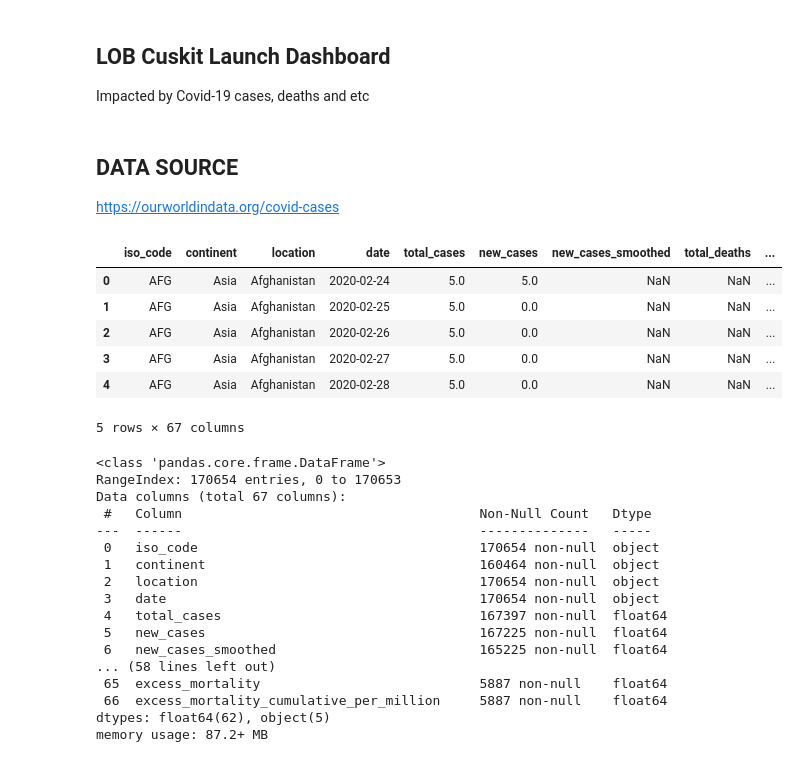
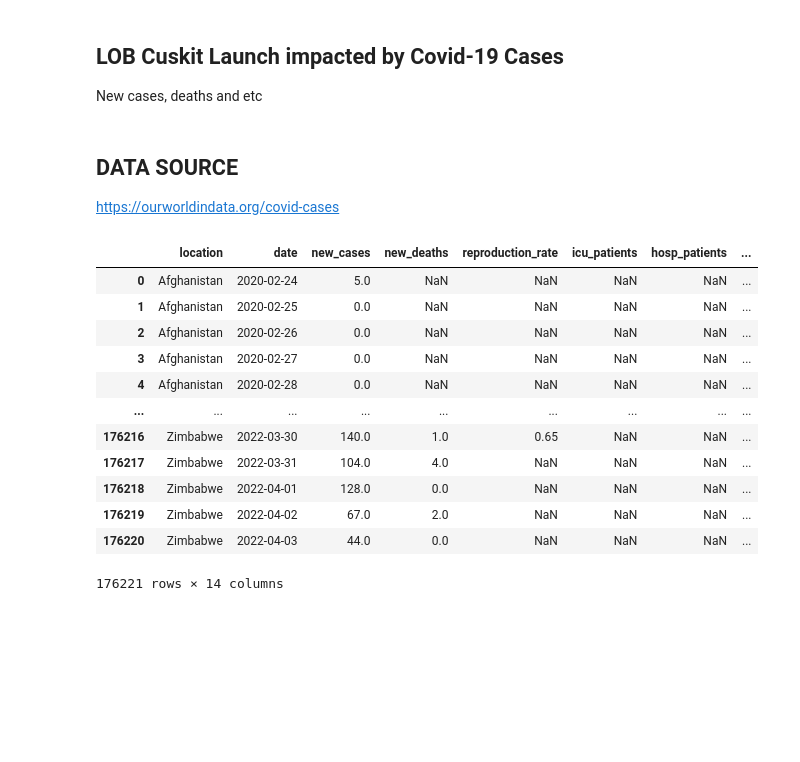
Before and after one commit to WooiLing94/WLCapstoneProject, a Jupyter notebook: CovidCases.ipynb, the cells around one changed output. Saved outputs shown, nothing was run; the diff lists cells and outputs as text; code cells hidden in the pictures; blank space fills up the shorter version.

```diff
--- a/CovidCases.ipynb
+++ b/CovidCases.ipynb
@@ -1,6 +1,6 @@
 # %% [markdown]
-## LOB Cuskit Launch Dashboard
-Impacted by Covid-19 cases, deaths and etc
+## LOB Cuskit Launch impacted by Covid-19 Cases
+New cases, deaths and etc
 # %% [markdown]
 ## DATA SOURCE
 https://ourworldindata.org/covid-cases
@@ -12,11 +13,0 @@ from matplotlib import pyplot as plt
-# %%
-df = pd.read_csv('data/owid-covid-data.csv')
-df.head()
-# %% [output]
-|  | iso_code | continent | location | date | total_cases | new_cases | new_cases_smoothed | total_deaths | ... |
-| 0 | AFG | Asia | Afghanistan | 2020-02-24 | 5.0 | 5.0 | NaN | NaN | ... |
-| 1 | AFG | Asia | Afghanistan | 2020-02-25 | 5.0 | 0.0 | NaN | NaN | ... |
-| 2 | AFG | Asia | Afghanistan | 2020-02-26 | 5.0 | 0.0 | NaN | NaN | ... |
-| 3 | AFG | Asia | Afghanistan | 2020-02-27 | 5.0 | 0.0 | NaN | NaN | ... |
-| 4 | AFG | Asia | Afghanistan | 2020-02-28 | 5.0 | 0.0 | NaN | NaN | ... |
-5 rows × 67 columns
@@ -23,20 +20,16 @@ df.head()
 # %%
-df.info()
+df
 # %% [output]
+|  | location | date | new_cases | new_deaths | reproduction_rate | icu_patients | hosp_patients | ... |
+| 0 | Afghanistan | 2020-02-24 | 5.0 | NaN | NaN | NaN | NaN | ... |
+| 1 | Afghanistan | 2020-02-25 | 0.0 | NaN | NaN | NaN | NaN | ... |
+| 2 | Afghanistan | 2020-02-26 | 0.0 | NaN | NaN | NaN | NaN | ... |
+| 3 | Afghanistan | 2020-02-27 | 0.0 | NaN | NaN | NaN | NaN | ... |
+| 4 | Afghanistan | 2020-02-28 | 0.0 | NaN | NaN | NaN | NaN | ... |
+| ... | ... | ... | ... | ... | ... | ... | ... | ... |
+| 176216 | Zimbabwe | 2022-03-30 | 140.0 | 1.0 | 0.65 | NaN | NaN | ... |
+| 176217 | Zimbabwe | 2022-03-31 | 104.0 | 4.0 | NaN | NaN | NaN | ... |
+| 176218 | Zimbabwe | 2022-04-01 | 128.0 | 0.0 | NaN | NaN | NaN | ... |
+| 176219 | Zimbabwe | 2022-04-02 | 67.0 | 2.0 | NaN | NaN | NaN | ... |
+| 176220 | Zimbabwe | 2022-04-03 | 44.0 | 0.0 | NaN | NaN | NaN | ... |
-<class 'pandas.core.frame.DataFrame'>
-RangeIndex: 170654 entries, 0 to 170653
-Data columns (total 67 columns):
- #   Column                                      Non-Null Count   Dtype
----  ------                                      --------------   -----
- 0   iso_code                                    170654 non-null  object
- 1   continent                                   160464 non-null  object
- 2   location                                    170654 non-null  object
- 3   date                                        170654 non-null  object
- 4   total_cases                                 167397 non-null  float64
- 5   new_cases                                   167225 non-null  float64
- 6   new_cases_smoothed                          165225 non-null  float64
-... (58 lines left out)
- 65  excess_mortality                            5887 non-null    float64
- 66  excess_mortality_cumulative_per_million     5887 non-null    float64
-dtypes: float64(62), object(5)
-memory usage: 87.2+ MB
+176221 rows × 14 columns
```
Also changed, not shown: parts of 16 cells of this notebook, 3 other files.
